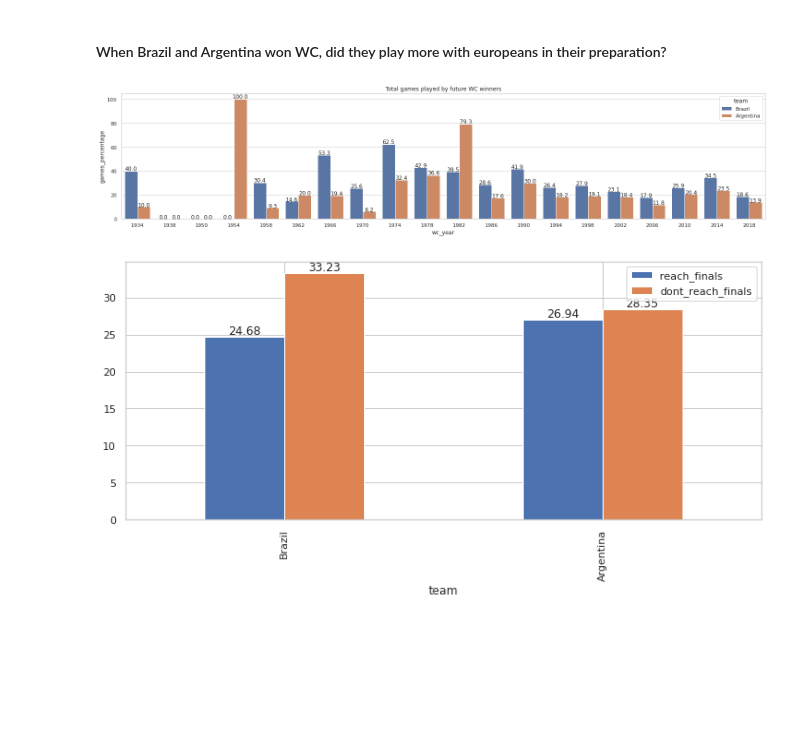
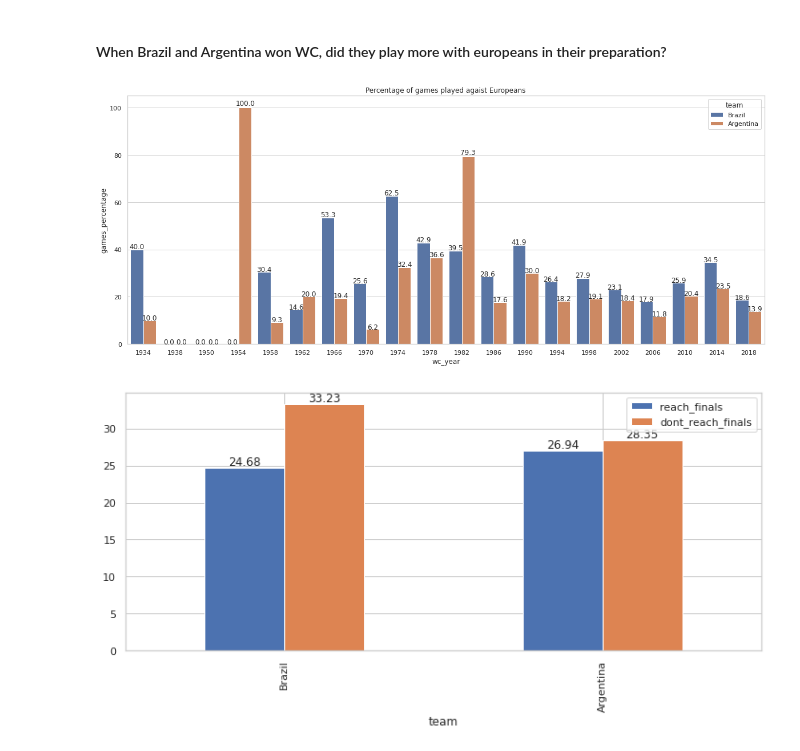
Before and after one commit to samuelca/international-football-results, a Jupyter notebook: exploratory-analysis.ipynb, the cells around one changed output. Saved outputs shown, nothing was run; the diff lists cells and outputs as text; code cells hidden in the pictures; blank space fills up the shorter version.

```diff
--- a/exploratory-analysis.ipynb
+++ b/exploratory-analysis.ipynb
@@ -501,30 +501,30 @@ df_wc_history.drop(columns = ['winner', 'games_played', 'wins', 'draws', 'losses
 # %%
 wc_history_list = []
 for i in range(1,len(df_wc_start_end)):
     start_cycle_year = df_wc_start_end['year'][i-1] # year that start the next wc cycle
     end_cycle_year = df_wc_start_end['year'][i] # wc year, that ends the wc cycle
     for t in ['Brazil','Argentina']:
         # Filtering to get Brazil and Argentina game history for each WC cycle
         df_wc_cycle = df_results[(df_results['teams_envolved'].apply(lambda x: x.__contains__(t))) &
                             (df_results['date'] > df_wc_start_end[df_wc_start_end['year'] == start_cycle_year]['date_end'].max()) & # greater than the end of last WC
                             (df_results['date'] < df_wc_start_end[df_wc_start_end['year'] == end_cycle_year]['date_start'].min())]  # smaller than the begging of current wc
         total_games_played = len(df_wc_cycle)
         # Filter to get only the games played against europeans
         games_against_europeans = len(df_wc_cycle[df_wc_cycle['continents_envolved'].apply(lambda x: True if 'Europe' in x else False)])
         wc_history_list.append([end_cycle_year, t, total_games_played, games_against_europeans])
 
 df_br_ar_history = pd.DataFrame(wc_history_list, columns=['wc_year', 'team', 'total_games_played', 'games_against_europeans'])
 
 df_br_ar_history['games_percentage'] = (df_br_ar_history['games_against_europeans'] / df_br_ar_history['total_games_played']).apply(lambda x: round(100*x,2))
 
-plt.figure(figsize=(25,5))
-plt.title("Total games played by future WC winners")
+plt.figure(figsize=(20,8))
+plt.title("Percentage of games played agaist Europeans")
 sns.set_theme(style="whitegrid")
 p = sns.barplot(data = df_br_ar_history, x = 'wc_year', y = 'games_percentage', hue = 'team' )
 #show values on barplot
 show_values(p)
 # %% [output]
-[figure, old version]
+[figure, new version]
 # %%
 df_filtered = df_br_ar_history[df_br_ar_history['wc_year'] > 1950]
 
```
Also changed, not shown: parts of 4 cells of this notebook, 1 other file.
